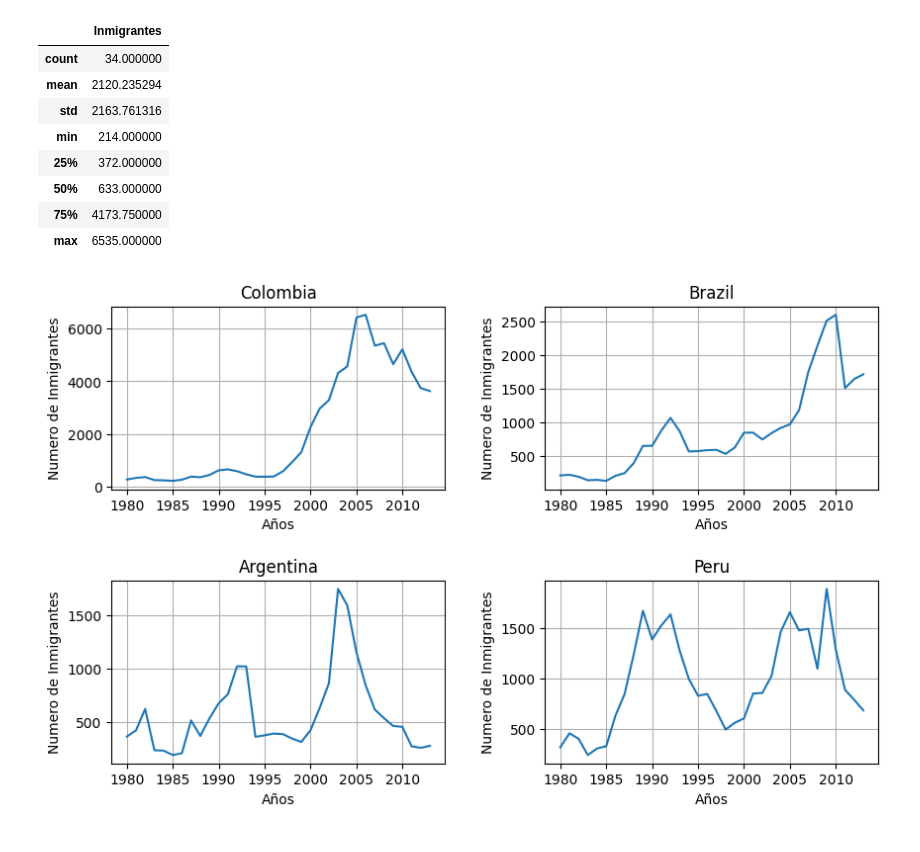
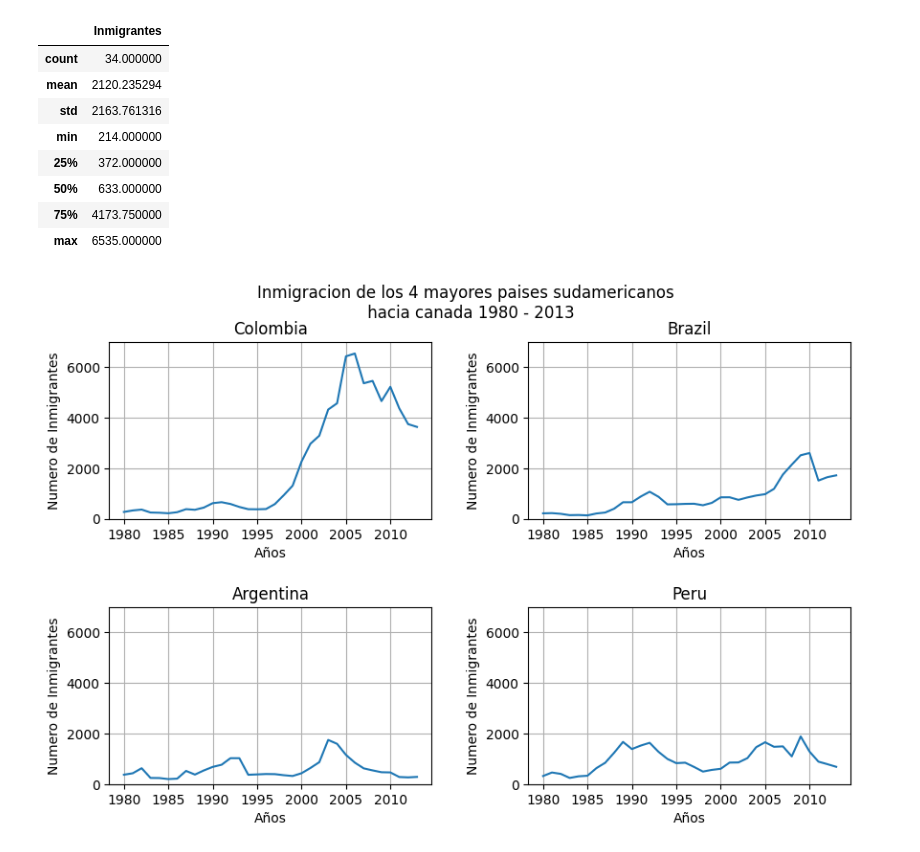
Before and after one commit to MarteDevs/visualizacion-de-datos-con-bibliotecas-de-python, a Jupyter notebook: visualizacion_de_datos_con_python.ipynb, the cells around one changed output. Cells and saved outputs as stored; diff of their text form; code cells hidden in the pictures.

```diff
--- a/visualizacion_de_datos_con_python.ipynb
+++ b/visualizacion_de_datos_con_python.ipynb
@@ -322,27 +322,3 @@ datos_col.describe()
 | 50% | 633.000000 |
 | 75% | 4173.750000 |
 | max | 6535.000000 |
-# %%
-fig, axs = plt.subplots(2, 2, figsize=(10, 6))
-fig.subplots_adjust(hspace=0.5, wspace=0.3)
-
-
-axs[0,0].plot(df.loc['Colombia',anos])
-axs[0,0].set_title('Colombia')
-
-axs[0,1].plot(df.loc['Brazil',anos])
-axs[0,1].set_title('Brazil')
-
-axs[1,0].plot(df.loc['Argentina',anos])
-axs[1,0].set_title('Argentina')
-
-axs[1,1].plot(df.loc['Peru',anos])
-axs[1,1].set_title('Peru')
-
-for ax in axs.flat:
-    ax.xaxis.set_major_locator(plt.MultipleLocator(5))
-    ax.set(xlabel='Años', ylabel='Numero de Inmigrantes')
-    ax.grid()
-plt.show()
-# %% [output]
-[figure, removed]
@@ -350,0 +325,55 @@ plt.show()
+# %%
+fig, axs = plt.subplots(2, 2, figsize=(10, 6))
+# Crea una figura y una cuadrícula de subtramas de 2 filas y 2 columnas.
+# fig: la figura completa.
+# axs: un arreglo NumPy de los ejes de las subtramas.
+# figsize=(10, 6): establece el tamaño de la figura en 10 pulgadas de ancho por 6 pulgadas de alto.
+
+fig.subplots_adjust(hspace=0.5, wspace=0.3)
+# Ajusta el espacio vertical (hspace) y horizontal (wspace) entre las subtramas.
+
+# configuracion de titulo para todo el lienzo
+fig.suptitle('Inmigracion de los 4 mayores paises sudamericanos \n hacia canada 1980 - 2013')
+# Establece un título principal para toda la figura.
+
+axs[0,0].plot(df.loc['Colombia',anos])
+# Grafica los datos de inmigración de Colombia en la primera subtrama (fila 0, columna 0).
+axs[0,0].set_title('Colombia')
+# Establece el título para la subtrama de Colombia.
+
+axs[0,1].plot(df.loc['Brazil',anos])
+# Grafica los datos de inmigración de Brasil en la segunda subtrama (fila 0, columna 1).
+axs[0,1].set_title('Brazil')
+# Establece el título para la subtrama de Brasil.
+
+axs[1,0].plot(df.loc['Argentina',anos])
+# Grafica los datos de inmigración de Argentina en la tercera subtrama (fila 1, columna 0).
+axs[1,0].set_title('Argentina')
+# Establece el título para la subtrama de Argentina.
+
+axs[1,1].plot(df.loc['Peru',anos])
+# Grafica los datos de inmigración de Perú en la cuarta subtrama (fila 1, columna 1).
+axs[1,1].set_title('Peru')
+# Establece el título para la subtrama de Perú.
+
+# ajustamos los limites de la medida
+ymin = 0
+ymax = 7000
+for ax in axs.ravel():
+    # Itera sobre todas las subtramas en el arreglo axs (aplanado).
+    ax.set_ylim(ymin, ymax)
+    # Establece los límites del eje y para cada subtrama.
+
+for ax in axs.flat:
+    # Itera sobre todas las subtramas en el arreglo axs (aplanado).
+    ax.xaxis.set_major_locator(plt.MultipleLocator(5))
+    # Establece los ticks principales del eje x cada 5 unidades para cada subtrama.
+    ax.set(xlabel='Años', ylabel='Numero de Inmigrantes')
+    # Establece las etiquetas del eje x y del eje y para cada subtrama.
+    ax.grid()
+    # Agrega una cuadrícula a cada subtrama.
+
+plt.show()
+# Muestra la figura con todas las subtramas.
+# %% [output]
+[figure, added]
```
Also changed, not shown: parts of 3 cells of this notebook.
